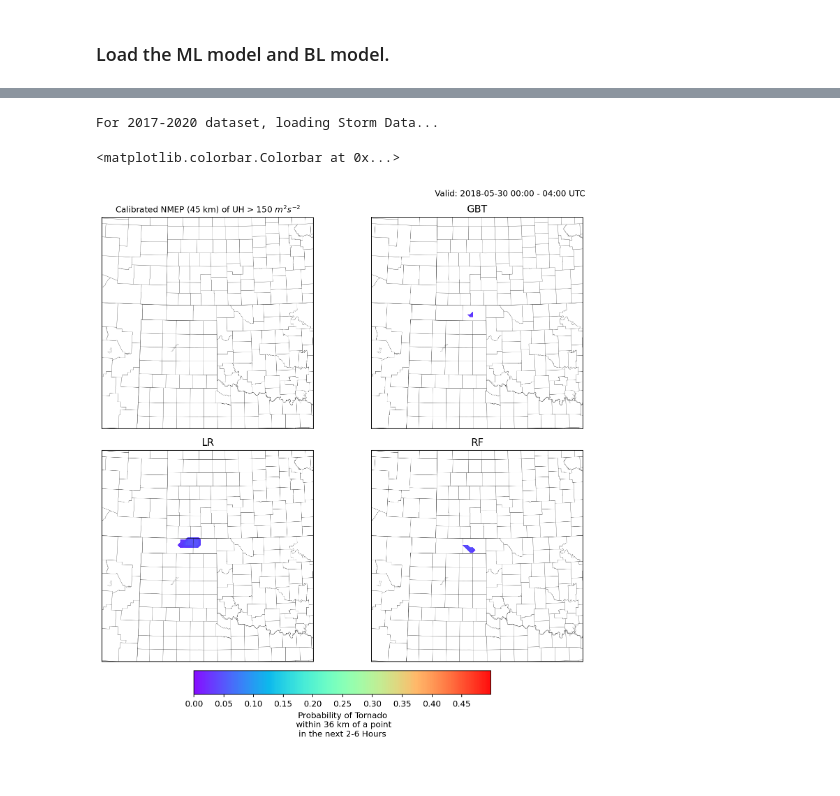
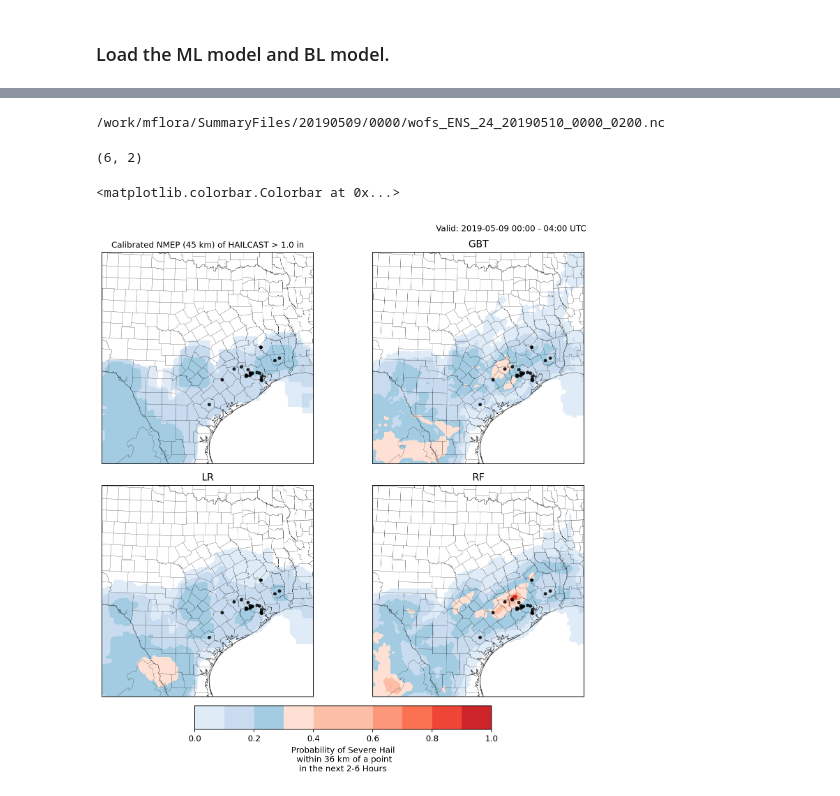
Before and after one commit to NOAA-National-Severe-Storms-Laboratory/frdd-wofs-ml-w2w, a Jupyter notebook: notebooks/visualize_predictions.ipynb, the cells around one changed output, grey strips where cells are left out. Cells and saved outputs as stored; diff of their text form; code cells hidden in the pictures.

Commit message:
Updated git ignore, working data for single case

```diff
--- a/notebooks/visualize_predictions.ipynb
+++ b/notebooks/visualize_predictions.ipynb
@@ -32,10 +43,12 @@ base_path = '/work/mflora/ML_2TO6HR/data'
 # Set the target column and baseline variable.
 
 
-date = '20180530' # '20180511', '20210504'
-hazard = 'tornado'
+date = '20210504' # '20180511', '20210504'
+date='20190509' #hail on 20190509
+#hazard = 'hail' #Wind/tn on 20210504, hail? tornado?
+hazard='hail'
 scale = '36km'
-init_time = '1900'
+init_time = '0000' #Should be 1900?
 
 title = f'Valid: {date[:4]}-{date[4:6]}-{date[6:]} 00:00 - 04:00 UTC'
 
@@ -54,19 +82,19 @@ X, X_bl = load_ml_data(base_path=base_path,
 ### Load the ML model and BL model.
 # %%
 def get_bl_pred(X_bl, shape, hazard, scale='36km'):
-    in_path = '/work/mflora/ML_2TO6HR/models'
+    in_path = '/work/samuel.varga/projects/2to6_hr_severe_wx/blModels/' #Change this to your own path
     # Load the baseline model.
-    bl_model = joblib.load(join(in_path,f'{hazard}_baseline_model_2_{scale}.joblib'))
+    bl_model = joblib.load(join(in_path,f'{hazard}_baseline_model.joblib'))
     bl_pred = bl_model.predict(X_bl)
     bl_pred_2D = bl_pred.reshape(shape)
 
     return bl_pred_2D
 
-def get_ml_pred(X, shape, hazard, scale='36km', model='Hist'):
-    in_path = '/work/mflora/ML_2TO6HR/models'
+def get_ml_pred(X, shape, hazard, scale='36km', model='hist'):
+    in_path = '/work/samuel.varga/projects/2to6_hr_severe_wx/mlModels'
 
     # Load the ML model.
-    ml_data = joblib.load(join(in_path,f'{hazard}_severe__{scale}_model_{model}_2.joblib'))
+    ml_data = joblib.load(join(in_path,f'Varga_{hazard}_severe__{scale}_model_{model}.joblib')) #Change this to own path
 
     # When the ML model is saved by the CalibratedPipelineHyperOptCV package,
     # there are additional metadata that is stored with it.
@@ -140,8 +192,13 @@ def set_extent(ax, projection , crs, lat, lons,):
 # %%
 from scipy.ndimage import uniform_filter, maximum_filter
-from WoF_post.wofs.verification.lsrs.get_storm_reports import StormReports
-from WoF_post.wofs.plotting.util import decompose_file_path
-from WoF_post.wofs.plotting.wofs_colors import WoFSColors
+#from WoF_post.wofs.verification.lsrs.get_storm_reports import StormReports
+#from WoF_post.wofs.plotting.util import decompose_file_path
+#from WoF_post.wofs.plotting.wofs_colors import WoFSColors
+
+from wofs.plotting.util import decompose_file_path
+from wofs.plotting.wofs_colors import WoFSColors
+#from wofs.verification.lsrs.get_storm_reports import StormReports
+from wofs.verification.lsrs.get_storm_reports import StormReports
 
 # Get the storm reports.
 comps = decompose_file_path(indir)
@@ -150,15 +207,21 @@ init_time = comps['VALID_DATE']+comps['VALID_TIME']
 init_time = comps['VALID_DATE']+comps['INIT_TIME']
 
 
-report = StormReports(init_time,
+#####Need to find Dir where stormreports are located
+report = StormReportLoader(initial_time=init_time,
             forecast_length=240,
             err_window=15,
+            reports_path='/work/samuel.varga/data/2to6_hr_severe_wx/reports/STORM_EVENTS_{0}-{0}.csv'.format(str(date)[0:4]), #change this
+            report_type='NOAA'
             )
 
 ds = xr.load_dataset(indir, decode_times=False)
 points = report()
-# %% [output]
-For 2017-2020 dataset, loading Storm Data...
+# %%
+#help(StormReports)
+print(indir)
+# %% [output]
+/work/mflora/SummaryFiles/20190509/0000/wofs_ENS_24_20190510_0000_0200.nc
 # %%
 titles = {'hail' : 'Severe Hail',
          'wind' : 'Severe Wind',
@@ -168,6 +231,10 @@ baseline_names = {'hail' : 'Calibrated NMEP (45 km) of HAILCAST > 1.0 in',
                   'wind' : 'Calibrated NMEP (45 km) of 80-m wind speed > 40 kts',
                   'tornado' : r'Calibrated NMEP (45 km) of UH > 150 $m^2 s^{-2}$',
                  }
+# %%
+points['wind'].shape
+# %% [output]
+(6, 2)
 # %%
 %matplotlib inline
 
@@ -176,7 +243,7 @@ fig, axes = plt.subplots(figsize=(10,8), facecolor='w',
                      dpi=170, nrows=2, ncols=2, subplot_kw={'projection': projection},
                         constrained_layout=True)
 
-models = ['BL', 'Hist', 'Logistic', 'Random']
+models = ['BL', 'hist', 'logistic', 'random']
 model_names = [baseline_names[hazard], 'GBT', 'LR', 'RF']
 
 if hazard != 'tornado':
@@ -187,34 +254,35 @@ else:
 # All 3 Models and BL
 for ax, model, name in zip(axes.flat, models, model_names):
     if model == 'BL':
         pred = get_bl_pred(X_bl, shape, hazard, scale)
     else:
         pred = get_ml_pred(X, shape, hazard, scale, model)
 
     add_map_stuff(ax, states, shape_feature)
     pred = np.ma.masked_where(pred<=0.025, pred)
 
     #cmap=WoFSColors.wz_cmap
-    cf = ax.contourf(lons,lats, pred, cmap='rainbow', alpha=0.95, levels=levels,
+    cf = ax.contourf(lons,lats, pred, cmap=WoFSColors.wz_cmap, alpha=0.95, levels=levels,
                 transform = crs, )
 
-    point_lat, point_lon = points[hazard]
-    ax.scatter(point_lon, point_lat, s=10, color='k', alpha=0.8, zorder=1, transform=crs)
+    ##point_lat, point_lon = points[hazard]
+    _points = points[hazard]
+    ax.scatter(_points[:,1],_points[:,0], s=10, color='k', alpha=0.8, zorder=1, transform=crs)
 
     ax = set_extent(ax, projection , crs, lats, lons,)
     fontsize = 10 if len(name) > 5 else 12
     ax.set_title(name, fontsize=fontsize)
 
 fig.tight_layout()
 #plt.subplots_adjust(hspace=0.2, wspace=0.0)
 axes[0,1].annotate(title, (0.3, 1.1), xycoords='axes fraction', fontsize=10, color='k')
 
 cax = fig.add_axes([0.25, -0.05, 0.5, 0.05])
 
 fig.colorbar(cf,
            cax=cax,
            label=f'Probability of {titles[hazard]}\n within 36 km of a point\nin the next 2-6 Hours',
           orientation='horizontal')
 # %% [output]
 <matplotlib.colorbar.Colorbar at 0x...>
-[figure, old version]
+[figure, new version]
```
Also changed, not shown: parts of 8 cells of this notebook, 11 other files.
